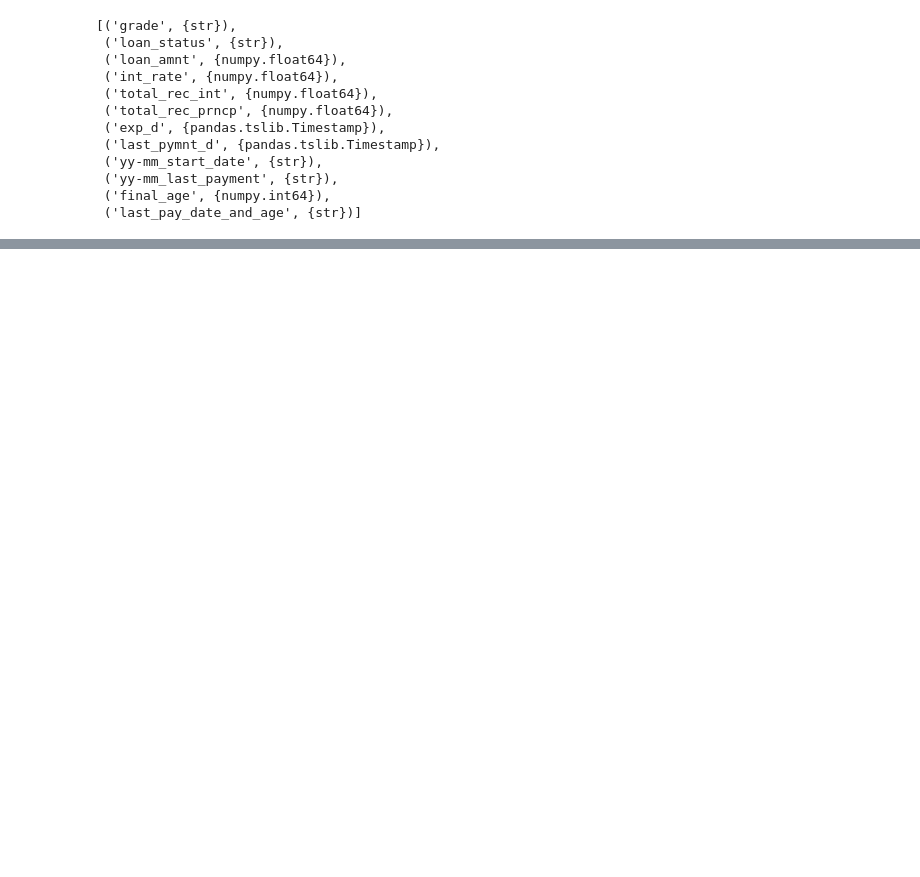
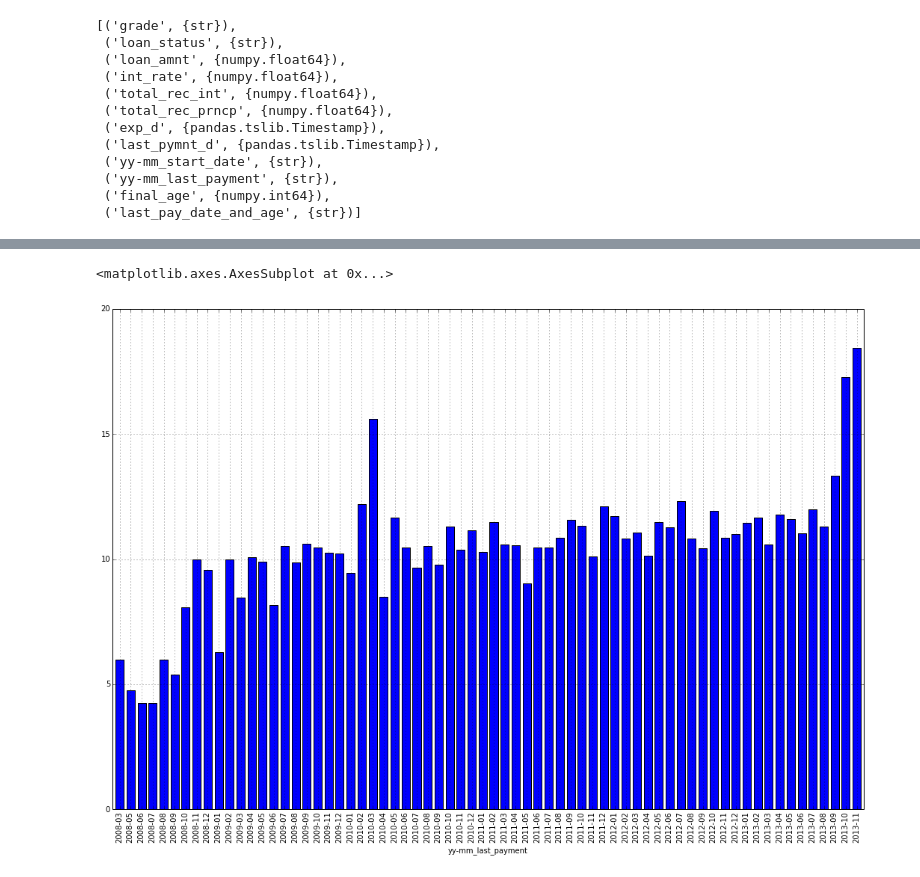
Before and after one commit to rbparrish/P2P_code, a Jupyter notebook: Measuring_risk_volitility_cont(11-10).ipynb, the cells around one changed output, grey strips where cells are left out. Drawn from its saved outputs; the diff is of its cells as text; code cells hidden in the pictures; blank space fills up the shorter version.

```diff
--- a/Measuring_risk_volitility_cont(11-10).ipynb
+++ b/Measuring_risk_volitility_cont(11-10).ipynb
@@ -9,7 +9,7 @@ import parsers as pa
 import exploration as ex
 import model
 # %%
-dataB = op.open_and_process('../Raw_Data/LendingClub/LoanStats3a.csv', 'simple')
+dataB = op.open_and_process('../Raw_Data/LendingClub/LoanStats3all.csv', 'simple')
 # %%
 subset_db = dataB.loc[:,['grade','loan_status','loan_amnt','int_rate','total_rec_int','total_rec_prncp','exp_d','last_pymnt_d']]
 subset_db = op.transform(subset_db)
@@ -78,5 +81,5 @@ ex.check_types(subset_db)
 # %%
-default_db = subset_db[subset_db['loan_status'] == "Charged Off"]
+default_db = subset_db[subset_db['loan_status'].isin(['Default','Charged Off','Late (31-120 days)'])]
 ex.check_types(default_db)
 # %% [output]
 [('grade', {str}),
@@ -91,7 +94,3 @@ ex.check_types(default_db)
  ('yy-mm_last_payment', {str}),
  ('final_age', {numpy.int64}),
  ('last_pay_date_and_age', {str})]
-# %%
-default_db['last_pay_date_and_age'] = default_db['yy-mm_last_payment'] + "_" + str(default_db['final_age'])
-# %%
-default_db['last_pay_date_and_age'] = str(default_db['final_age'])
@@ -131,0 +120,9 @@ ex.check_types(subset_db)
+# %%
+def_groupd_last_pay = default_db.groupby('yy-mm_last_payment')
+results_mean = def_groupd_last_pay['final_age'].agg(np.mean)
+results_std = def_groupd_last_pay['final_age'].agg(np.std)
+results_count = def_groupd_last_pay.size()
+results_mean.plot(kind='bar', figsize=(18,12))
+# %% [output]
+<matplotlib.axes.AxesSubplot at 0x...>
+[figure, added]
```
Also changed, not shown: parts of 13 cells of this notebook.
